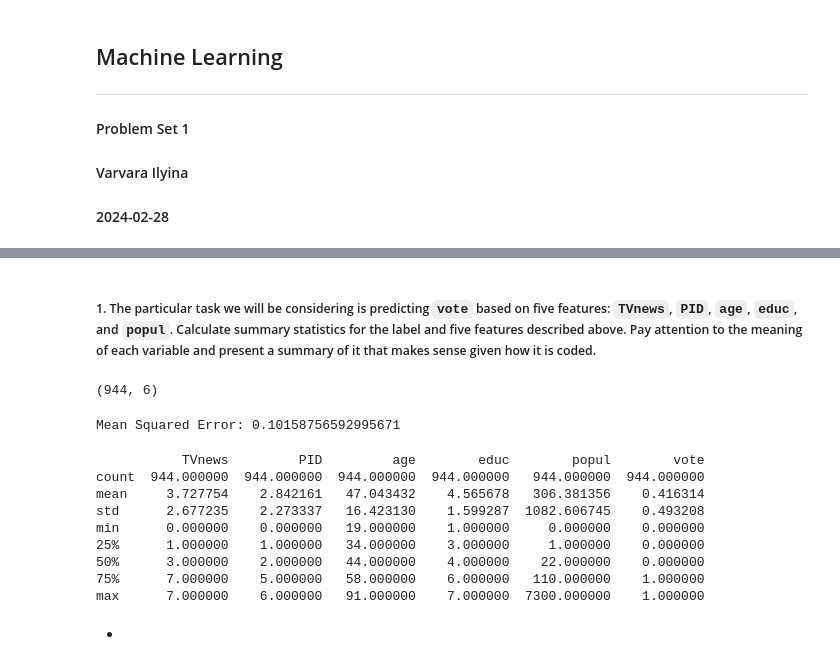
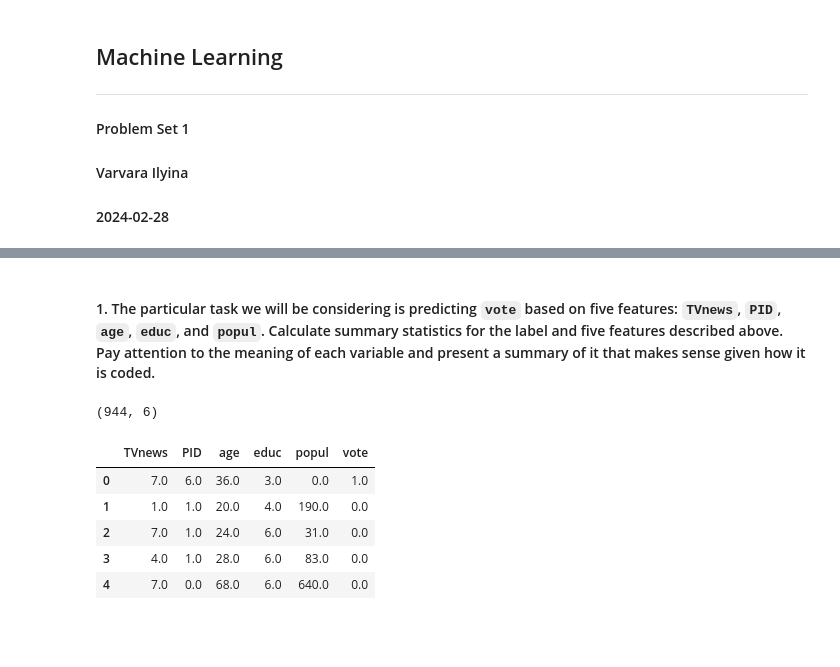
Before and after one commit to varvarailyina/MachineLearning2024_Hertie_School, a Jupyter notebook: hw/ML_ps1_ilyina.ipynb, the cells around one changed output, grey strips where cells are left out. Saved outputs shown, nothing was run; the diff lists cells and outputs as text; code cells hidden in the pictures; blank space fills up the shorter version.

```diff
--- a/hw/ML_ps1_ilyina.ipynb
+++ b/hw/ML_ps1_ilyina.ipynb
@@ -10,58 +10,41 @@ The following exercises have been solved with the help of Chapters 1, 4 and 5 in
 ***
 ***
 # %% [markdown]
-##### 1. The particular task we will be considering is predicting `vote` based on five features: `TVnews`, `PID`, `age`, `educ`, and `popul`. Calculate summary statistics for the label and five features described above. Pay attention to the meaning of each variable and present a summary of it that makes sense given how it is coded.
+#### 1. The particular task we will be considering is predicting `vote` based on five features: `TVnews`, `PID`, `age`, `educ`, and `popul`. Calculate summary statistics for the label and five features described above. Pay attention to the meaning of each variable and present a summary of it that makes sense given how it is coded.
 # %%
 # load packages
+import numpy as np
+import matplotlib.pyplot as plt
 import statsmodels.api as sm
 import pandas as pd
 
+from sklearn.linear_model import Ridge
+from sklearn.metrics import mean_squared_error
 from sklearn.model_selection import train_test_split
 from sklearn.linear_model import LinearRegression
-from sklearn.metrics import mean_squared_error
-
-# load dataset
-data = sm.datasets.anes96.load_pandas().data
-
-# extract necessary columns
-features = ['TVnews', 'PID', 'age', 'educ', 'popul']
-label = 'vote'
-df = data[features + [label]]
-
-df.shape
+from scipy.stats import norm
-# %% [output]
-(944, 6)
-# %%
-# split data into training and testing sets
-X = df[features]
-y = df[label]
-X_train, X_test, y_train, y_test = train_test_split(X, y, test_size = 0.3, random_state = 42)
-
-# train the linear regression model
-model = LinearRegression()
-model.fit(X_train, y_train)
-
-# make predictions on the test set
-y_pred = model.predict(X_test)
-
-# evaluate the model
-mse = mean_squared_error(y_test, y_pred)
-print("Mean Squared Error:", mse)
-# %% [output]
-Mean Squared Error: 0.10158756592995671
-# %%
-# print summary statistics
-summary = df.describe()
-print(summary)
-# %% [output]
-           TVnews         PID         age        educ        popul        vote
-count  944.000000  944.000000  944.000000  944.000000   944.000000  944.000000
-mean     3.727754    2.842161   47.043432    4.565678   306.381356    0.416314
-std      2.677235    2.273337   16.423130    1.599287  1082.606745    0.493208
-min      0.000000    0.000000   19.000000    1.000000     0.000000    0.000000
-25%      1.000000    1.000000   34.000000    3.000000     1.000000    0.000000
-50%      3.000000    2.000000   44.000000    4.000000    22.000000    0.000000
-75%      7.000000    5.000000   58.000000    6.000000   110.000000    1.000000
-max      7.000000    6.000000   91.000000    7.000000  7300.000000    1.000000
-# %% [markdown]
-*
+# %%
+# load dataset
+data = sm.datasets.anes96.load_pandas().data
+
+# extract necessary columns
+features = ['TVnews', 'PID', 'age', 'educ', 'popul']
+label = 'vote'
+df = data[features + [label]]
+
+# replace missings with NaN
+df = df.replace('?', np.nan)
+
+# drop missing values
+df = df.dropna(axis = 1)
+
+print(df.shape)
+df.head()
+# %% [output]
+(944, 6)
+|  | TVnews | PID | age | educ | popul | vote |
+| 0 | 7.0 | 6.0 | 36.0 | 3.0 | 0.0 | 1.0 |
+| 1 | 1.0 | 1.0 | 20.0 | 4.0 | 190.0 | 0.0 |
+| 2 | 7.0 | 1.0 | 24.0 | 6.0 | 31.0 | 0.0 |
+| 3 | 4.0 | 1.0 | 28.0 | 6.0 | 83.0 | 0.0 |
+| 4 | 7.0 | 0.0 | 68.0 | 6.0 | 640.0 | 0.0 |
```
Also changed, not shown: parts of 42 cells of this notebook, 1 other file.
